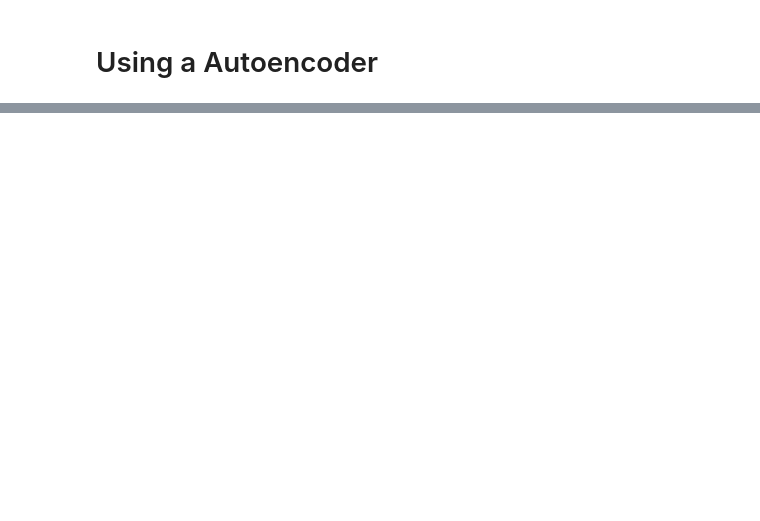
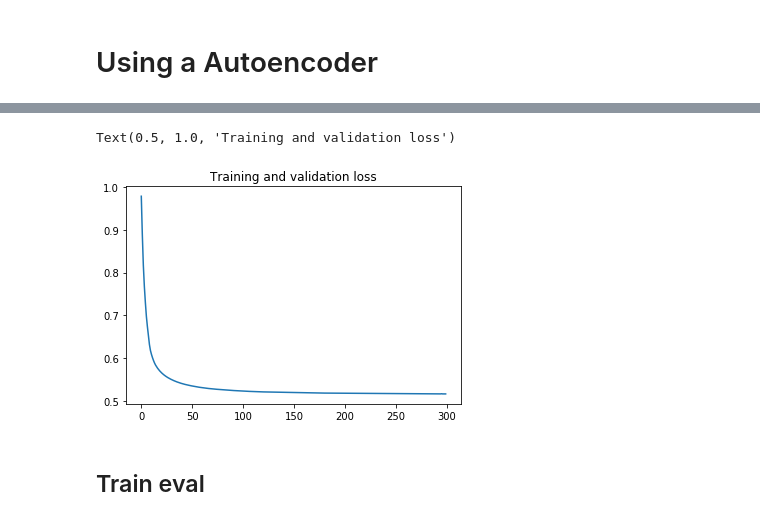
Before and after one commit to lmeazzini/Small-projects, a Jupyter notebook: Credit_fraud.ipynb, the cells around one changed output, grey strips where cells are left out. Drawn from its saved outputs; the diff is of its cells as text; code cells hidden in the pictures; blank space fills up the shorter version.

```diff
--- a/Credit_fraud.ipynb
+++ b/Credit_fraud.ipynb
@@ -268,2 +288,32 @@ ax.legend(loc='best')
 # %% [markdown]
 # Using a Autoencoder
+# %%
+ss = StandardScaler()
+X_tscaled = ss.fit_transform(X_train.values)
+X_train = pd.DataFrame(X_tscaled, columns=X_train.columns, index=X_train.index)
+
+X_vscaled = ss.transform(X_val.values)
+X_val = pd.DataFrame(X_vscaled, columns=X_val.columns, index=X_val.index)
+# %%
+# input
+inp = Input(shape=(X.shape[1],))
+
+# Encoder
+x = Dense(100, activation='relu')(inp)
+x = Dense(50, activation='relu')(x)
+
+# Decoder
+x = Dense(50, activation='tanh')(x)
+x = Dense(100, activation='tanh')(x)
+
+## output
+output = Dense(X.shape[1], activation='relu')(x)
+
+autoencoder = Model(inp, output)
+
+lr = 0.0001
+epochs = 300
+adam = Adam(lr=lr, decay=(lr/epochs))
+
+autoencoder.compile(optimizer=adam, loss="mean_squared_error")
+autoencoder.summary()
@@ -269,0 +341,13 @@ ax.legend(loc='best')
+# %%
+history = autoencoder.fit(X_train.values, X_train.values, batch_size=2048, epochs=epochs,
+                          shuffle=True, verbose=0)
+# %%
+loss = history.history['loss']
+
+ts = range(epochs)
+
+plt.plot(ts, loss)
+plt.title('Training and validation loss')
+# %% [output]
+Text(0.5, 1.0, 'Training and validation loss')
+[figure, added]
@@ -269,0 +364,2 @@ ax.legend(loc='best')
+# %% [markdown]
+## Train eval
```
Also changed, not shown: parts of 19 cells of this notebook.
